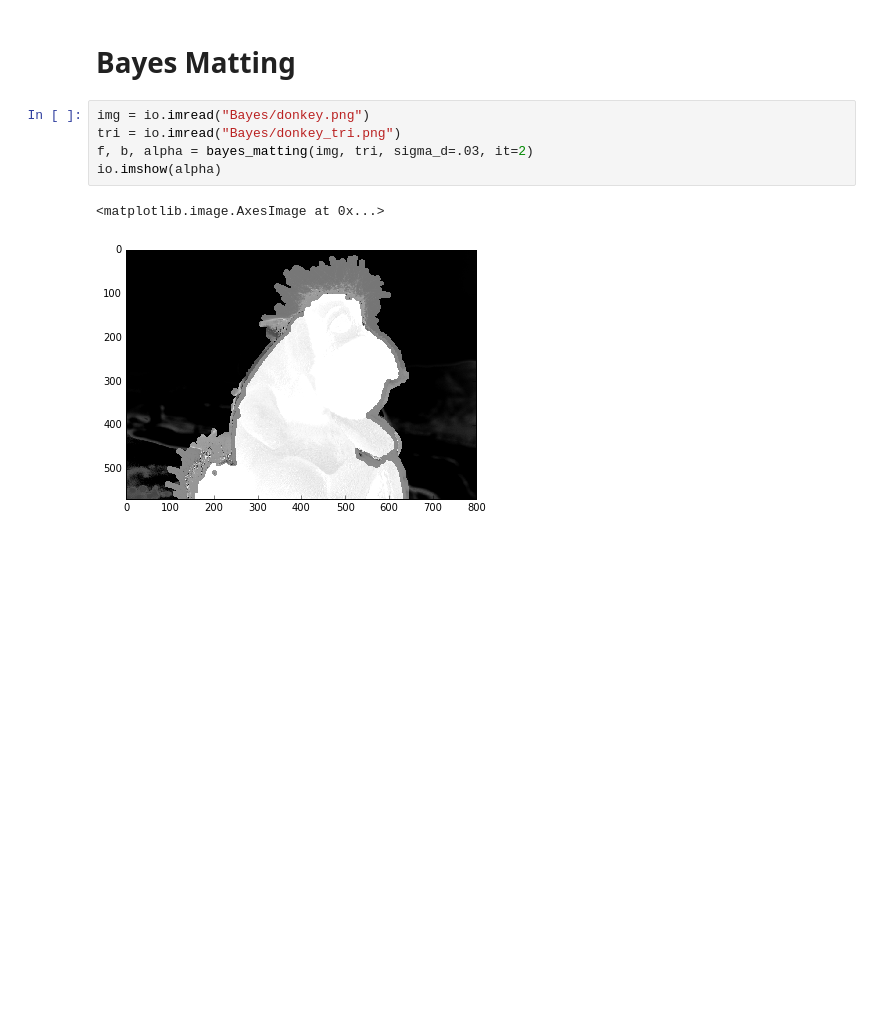
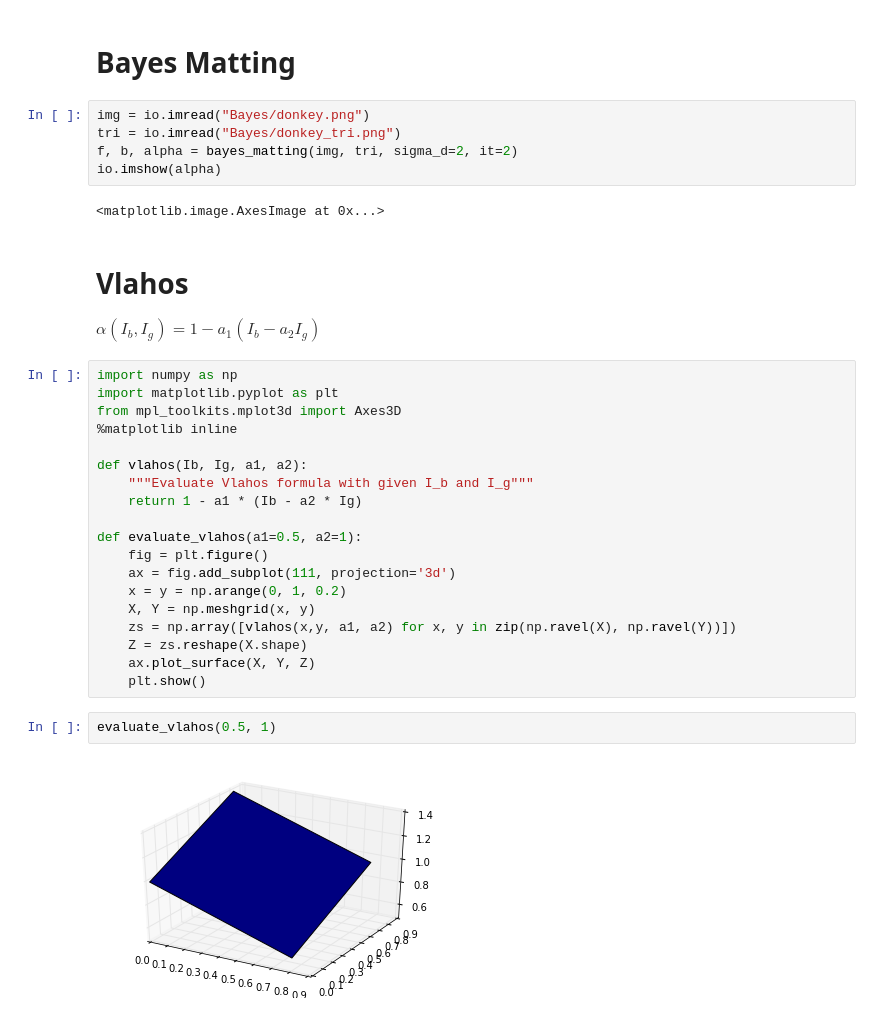
Before and after one commit to hutec/VisualComputing, a Jupyter notebook: Matting.ipynb, the cells around one changed output. Drawn from its saved outputs; the diff is of its cells as text; blank space fills up the shorter version.

Commit message:
Added Exercise 2.4, evaluation of vlahos formula

```diff
--- a/Matting.ipynb
+++ b/Matting.ipynb
@@ -28,8 +31,34 @@ io.imshow(res)
 # %%
 img = io.imread("Bayes/donkey.png")
 tri = io.imread("Bayes/donkey_tri.png")
-f, b, alpha = bayes_matting(img, tri, sigma_d=.03, it=2)
+f, b, alpha = bayes_matting(img, tri, sigma_d=2, it=2)
 io.imshow(alpha)
 # %% [output]
 <matplotlib.image.AxesImage at 0x...>
-[figure, removed]
+# %% [markdown]
+# Vlahos
+
+$\alpha(I_b, I_g) = 1 - a_1 (I_b - a_2 I_g)$
+# %%
+import numpy as np
+import matplotlib.pyplot as plt
+from mpl_toolkits.mplot3d import Axes3D
+%matplotlib inline
+
+def vlahos(Ib, Ig, a1, a2):
+    """Evaluate Vlahos formula with given I_b and I_g"""
+    return 1 - a1 * (Ib - a2 * Ig)
+
+def evaluate_vlahos(a1=0.5, a2=1):
+    fig = plt.figure()
+    ax = fig.add_subplot(111, projection='3d')
+    x = y = np.arange(0, 1, 0.2)
+    X, Y = np.meshgrid(x, y)
+    zs = np.array([vlahos(x,y, a1, a2) for x, y in zip(np.ravel(X), np.ravel(Y))])
+    Z = zs.reshape(X.shape)
+    ax.plot_surface(X, Y, Z)
+    plt.show()
+# %%
+evaluate_vlahos(0.5, 1)
+# %% [output]
+[figure, added]
```
Also changed, not shown: parts of 5 cells of this notebook.
